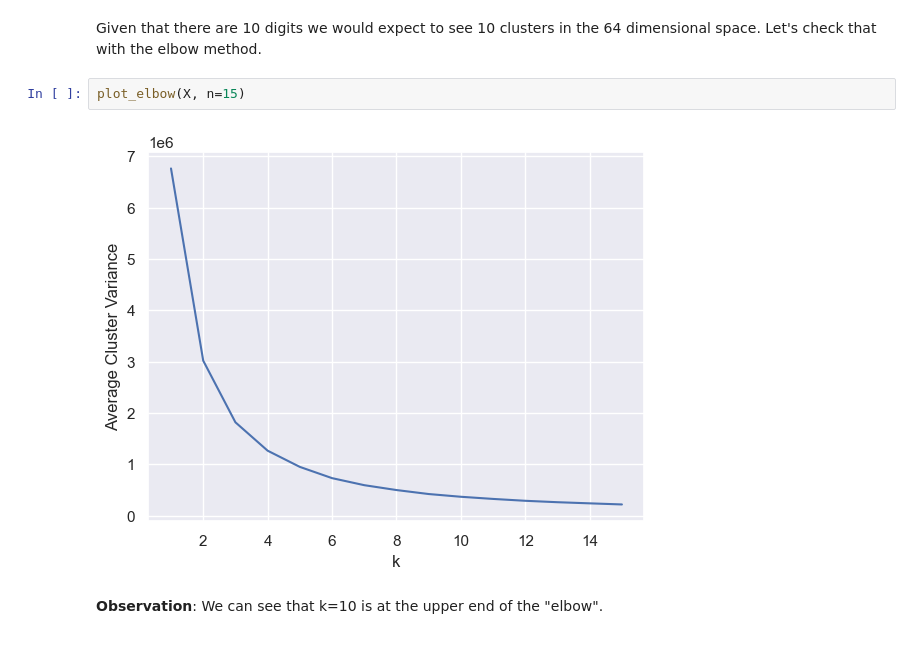
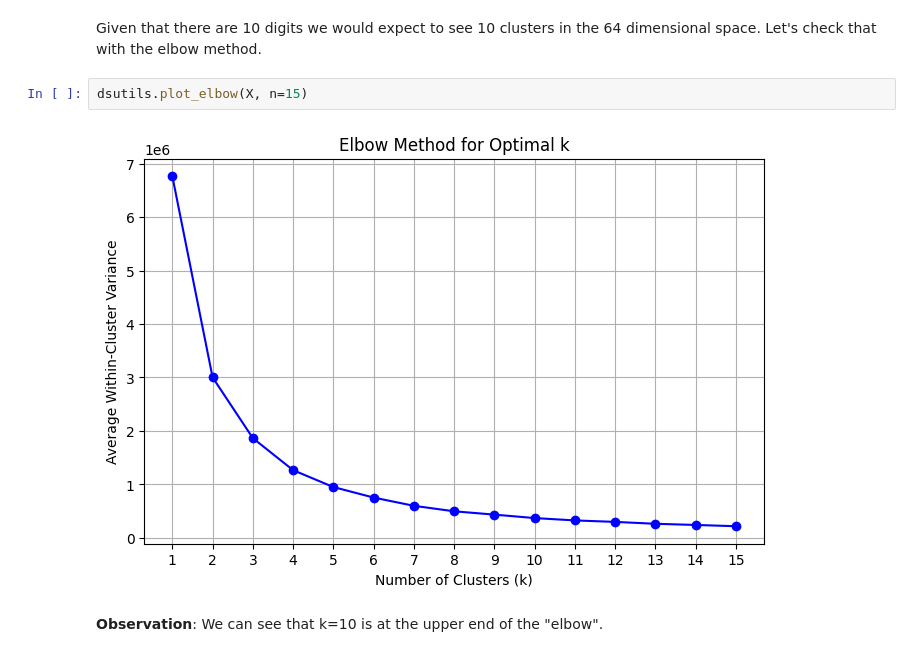
Before and after one commit to lutzhamel/CSC310, a Jupyter notebook: notes/22b-digits.ipynb, the cells around one changed output. Cells and saved outputs as stored; diff of their text form.

```diff
--- a/notes/22b-digits.ipynb
+++ b/notes/22b-digits.ipynb
@@ -153,9 +150,9 @@ for i in range(5):
 # %% [markdown]
 Given that there are 10 digits we would expect to see 10 clusters in the 64 dimensional space.  Let's check that with the elbow method.
 # %%
-plot_elbow(X, n=15)
+dsutils.plot_elbow(X, n=15)
 # %% [output]
-[figure, old version]
+[figure, new version]
 # %% [markdown]
 **Observation**: We can see that k=10 is at the upper end of the "elbow".
 # %% [markdown]
```
Also changed, not shown: parts of 11 cells of this notebook.
